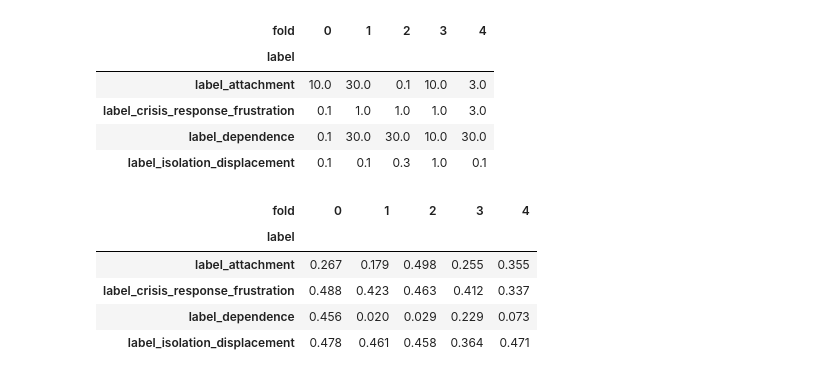
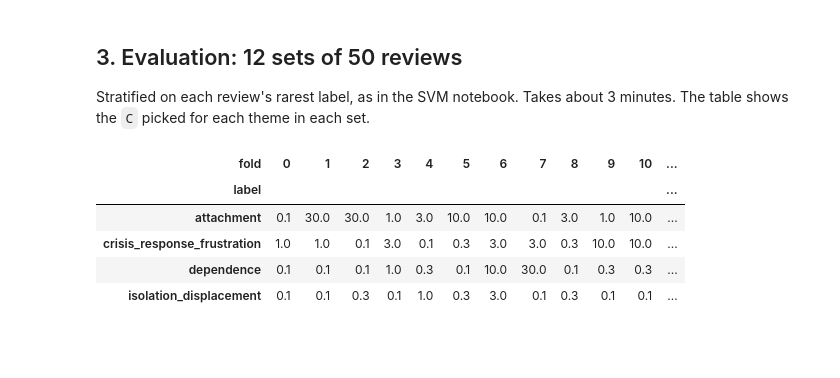
Before and after one commit to Break-Through-Tech/Cornell-1A-ai-companion-risk-radar, a Jupyter notebook: notebooks/logregbaseline.ipynb, the cells around one changed output. Cells and saved outputs as stored; diff of their text form; code cells hidden in the pictures; blank space fills up the shorter version.

```diff
--- a/notebooks/logregbaseline.ipynb
+++ b/notebooks/logregbaseline.ipynb
@@ -42,0 +28,10 @@ Other/None matches 'no theme': True
+# %%
+df = pd.read_csv("../data/annotated_training_test_set_600_samples.csv")
+LABEL_NAMES = ["dependence", "attachment", "isolation_displacement",
+               "crisis_response_frustration", "other_none"]
+RISK = LABEL_NAMES[:4]
+Y = pd.DataFrame({n: df["label_" + n].astype(str).str.strip().str.lower().eq("yes").astype(int)
+                  for n in LABEL_NAMES})
+X = df["review"].fillna("").astype(str)
+print("Reviews:", len(df))
+Y.sum().rename("positives").to_frame()
@@ -61,48 +68,29 @@ def best_f1_threshold(y_true, proba):
+# %% [markdown]
+## 3. Evaluation: 12 sets of 50 reviews
+
+Stratified on each review's rarest label, as in the SVM notebook. Takes about 3 minutes. The table shows the `C` picked for each theme in each set.
 # %%
-outer = MultilabelStratifiedKFold(n_splits=5, shuffle=True, random_state=42)
-
-oof_proba = pd.DataFrame(0.0, index=Y.index, columns=risk_labels)
-oof_pred = pd.DataFrame(0, index=Y.index, columns=risk_labels)
+freq = Y.sum()
+strata = np.array([min([n for n in LABEL_NAMES if row[n] == 1], key=lambda n: freq[n])
+                   for _, row in Y.iterrows()])
+outer = StratifiedKFold(n_splits=12, shuffle=True, random_state=42)
+proba = pd.DataFrame(0.0, index=Y.index, columns=RISK)
+pred = pd.DataFrame(0, index=Y.index, columns=LABEL_NAMES)
 choices = []
-
-for fold, (tr, te) in enumerate(outer.split(X, Y)):
-    X_tr, X_te = X.iloc[tr], X.iloc[te]
-    for label in risk_labels:
-        y_tr = Y[label].iloc[tr]
-        inner = StratifiedKFold(n_splits=3, shuffle=True, random_state=42)
-
-        # Pick C with inner CV
-        inner_proba = {
-            C: cross_val_predict(make_model(C), X_tr, y_tr, cv=inner, method="predict_proba")[:, 1]
-            for C in C_GRID
-        }
-        ap = {C: average_precision_score(y_tr, inner_proba[C]) for C in C_GRID}
-        best_C = max(ap, key=ap.get)
-
-        # Pick the threshold from the best C's inner out-of-fold probabilities
-        thr = best_f1_threshold(y_tr, inner_proba[best_C])
-
-        # Fit on all training folds, predict the outer test fold
-        model = make_model(best_C).fit(X_tr, y_tr)
-        proba = model.predict_proba(X_te)[:, 1]
-        oof_proba.iloc[te, oof_proba.columns.get_loc(label)] = proba
-        oof_pred.iloc[te, oof_pred.columns.get_loc(label)] = (proba >= thr).astype(int)
-
-        choices.append({"fold": fold, "label": label, "C": best_C, "threshold": round(thr, 3)})
-
+for fold, (tr, te) in enumerate(outer.split(X, strata)):
+    for label in RISK:
+        model, thr, C = tune_and_fit(X.iloc[tr], Y[label].iloc[tr])
+        p = model.predict_proba(X.iloc[te])[:, 1]
+        proba.iloc[te, proba.columns.get_loc(label)] = p
+        pred.iloc[te, pred.columns.get_loc(label)] = (p >= thr).astype(int)
+        choices.append({"fold": fold, "label": label, "C": C, "threshold": round(thr, 3)})
+pred = clean_predictions(pred)
 choices = pd.DataFrame(choices)
-display(choices.pivot(index="label", columns="fold", values="C"))
-display(choices.pivot(index="label", columns="fold", values="threshold"))
+choices.pivot(index="label", columns="fold", values="C")
 # %% [output]
-| fold | 0 | 1 | 2 | 3 | 4 |
-| label |  |  |  |  |  |
-| label_attachment | 10.0 | 30.0 | 0.1 | 10.0 | 3.0 |
-| label_crisis_response_frustration | 0.1 | 1.0 | 1.0 | 1.0 | 3.0 |
-| label_dependence | 0.1 | 30.0 | 30.0 | 10.0 | 30.0 |
-| label_isolation_displacement | 0.1 | 0.1 | 0.3 | 1.0 | 0.1 |
+| fold | 0 | 1 | 2 | 3 | 4 | 5 | 6 | 7 | 8 | 9 | 10 | ... |
+| label |  |  |  |  |  |  |  |  |  |  |  | ... |
+| attachment | 0.1 | 30.0 | 30.0 | 1.0 | 3.0 | 10.0 | 10.0 | 0.1 | 3.0 | 1.0 | 10.0 | ... |
+| crisis_response_frustration | 1.0 | 1.0 | 0.1 | 3.0 | 0.1 | 0.3 | 3.0 | 3.0 | 0.3 | 10.0 | 10.0 | ... |
+| dependence | 0.1 | 0.1 | 0.1 | 1.0 | 0.3 | 0.1 | 10.0 | 30.0 | 0.1 | 0.3 | 0.3 | ... |
+| isolation_displacement | 0.1 | 0.1 | 0.3 | 0.1 | 1.0 | 0.3 | 3.0 | 0.1 | 0.3 | 0.1 | 0.1 | ... |
-| fold | 0 | 1 | 2 | 3 | 4 |
-| label |  |  |  |  |  |
-| label_attachment | 0.267 | 0.179 | 0.498 | 0.255 | 0.355 |
-| label_crisis_response_frustration | 0.488 | 0.423 | 0.463 | 0.412 | 0.337 |
-| label_dependence | 0.456 | 0.020 | 0.029 | 0.229 | 0.073 |
-| label_isolation_displacement | 0.478 | 0.461 | 0.458 | 0.364 | 0.471 |
```
Also changed, not shown: parts of 21 cells of this notebook, 2 other files.
